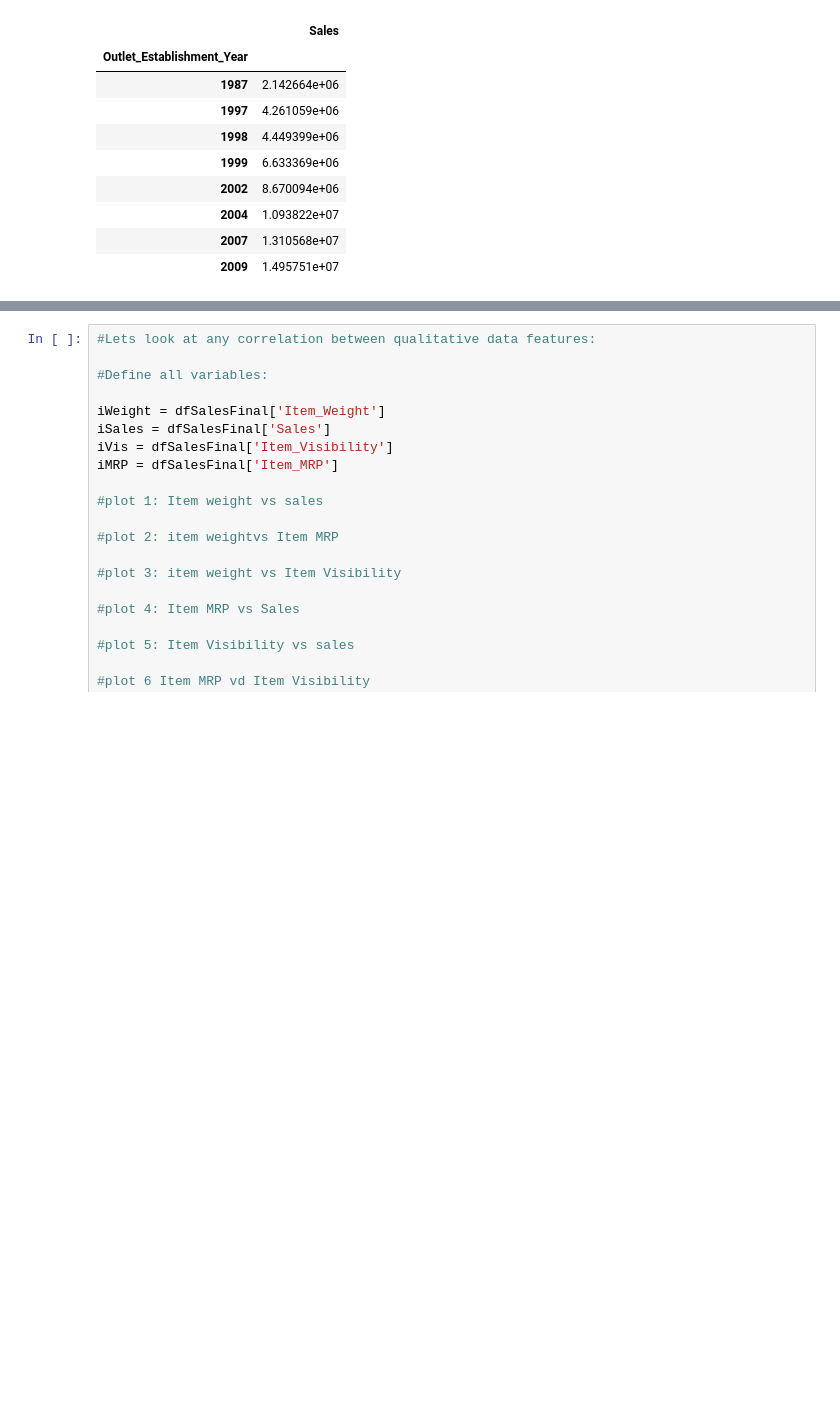
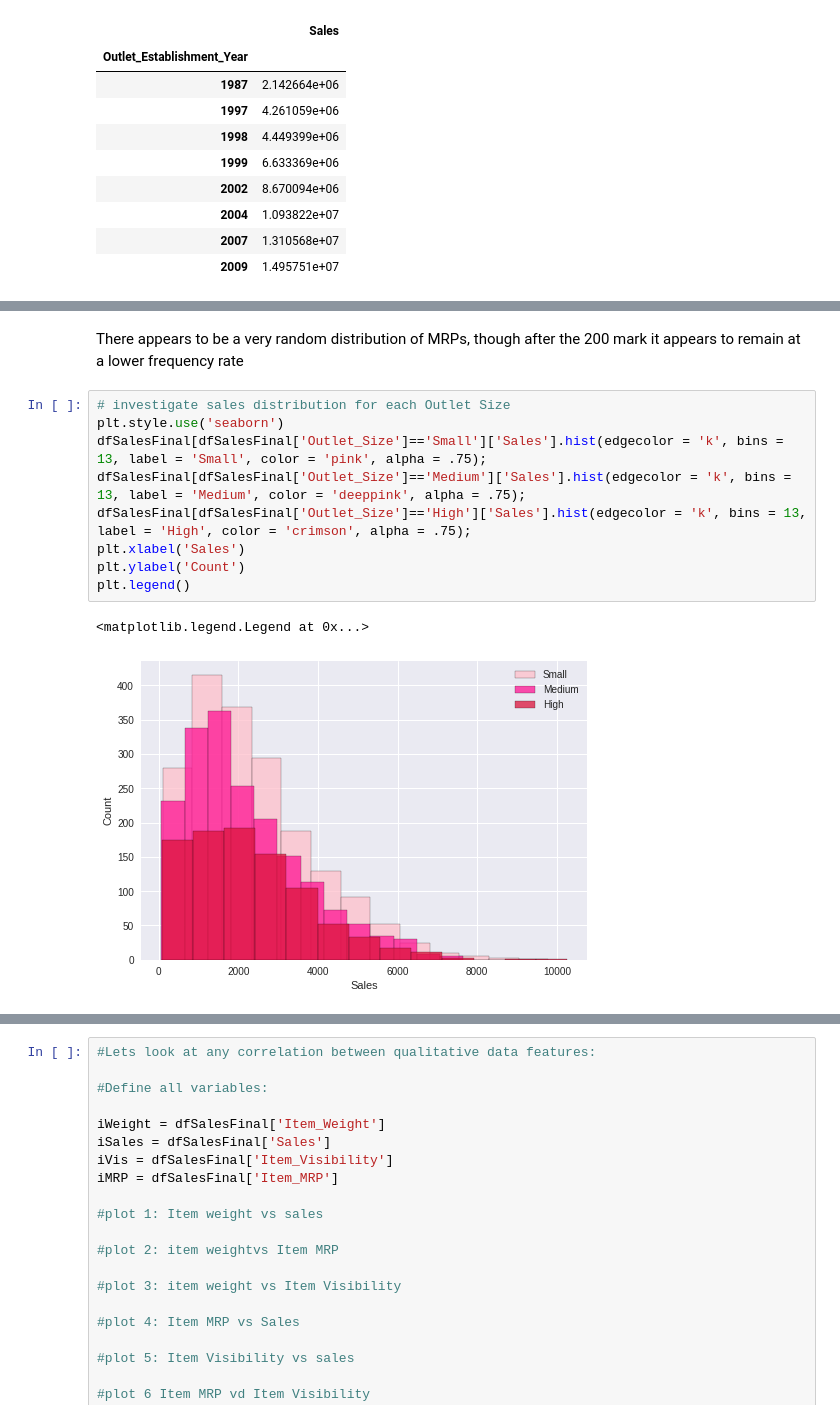
Before and after one commit to Cassandra-Simmons/Food-Sales_Predictions, a Jupyter notebook: Sales_Predict.ipynb, the cells around one changed output, grey strips where cells are left out. Cells and saved outputs as stored; diff of their text form; blank space fills up the shorter version.

```diff
--- a/Sales_Predict.ipynb
+++ b/Sales_Predict.ipynb
@@ -374,0 +396,14 @@ test.cumsum()
+# %% [markdown]
+There appears to be a very random distribution of MRPs, though after the 200 mark it appears to remain at a lower frequency rate
+# %%
+# investigate sales distribution for each Outlet Size
+plt.style.use('seaborn')
+dfSalesFinal[dfSalesFinal['Outlet_Size']=='Small']['Sales'].hist(edgecolor = 'k', bins = 13, label = 'Small', color = 'pink', alpha = .75);
+dfSalesFinal[dfSalesFinal['Outlet_Size']=='Medium']['Sales'].hist(edgecolor = 'k', bins = 13, label = 'Medium', color = 'deeppink', alpha = .75);
+dfSalesFinal[dfSalesFinal['Outlet_Size']=='High']['Sales'].hist(edgecolor = 'k', bins = 13, label = 'High', color = 'crimson', alpha = .75);
+plt.xlabel('Sales')
+plt.ylabel('Count')
+plt.legend()
+# %% [output]
+<matplotlib.legend.Legend at 0x...>
+[figure, added]
```
Also changed, not shown: parts of 32 cells of this notebook.
